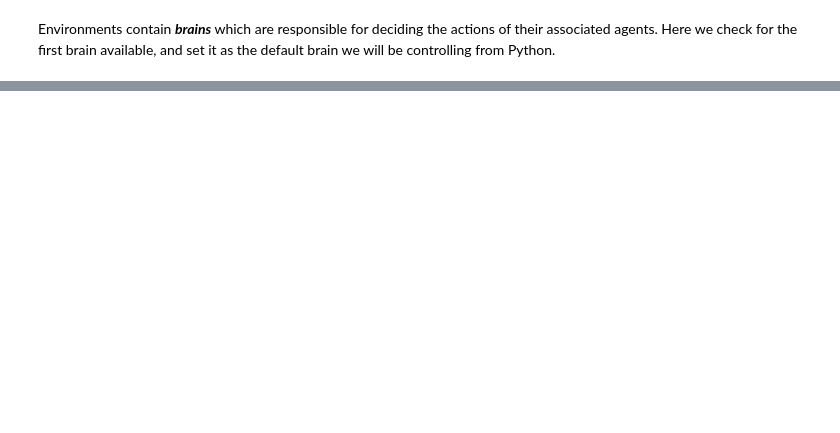
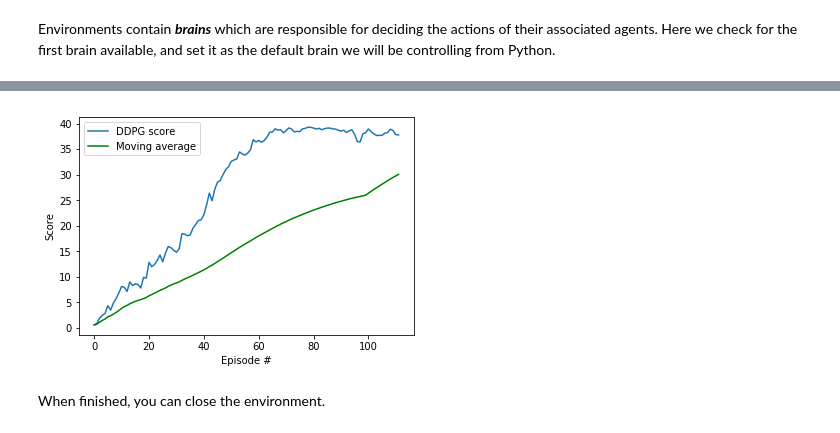
Before and after one commit to sandamal/reacher_mp_ddpg, a Jupyter notebook: Continuous_Control.ipynb, the cells around one changed output, grey strips where cells are left out. Drawn from its saved outputs; the diff is of its cells as text; code cells hidden in the pictures; blank space fills up the shorter version.

```diff
--- a/Continuous_Control.ipynb
+++ b/Continuous_Control.ipynb
@@ -41,0 +20,9 @@ env = UnityEnvironment(file_name='./environments/Reacher_Linux_mp/Reacher_Linux/
+# %%
+from unityagents import UnityEnvironment
+import numpy as np
+
+# select this option to load version 1 (with a single agent) of the environment
+# env = UnityEnvironment(file_name='/data/Reacher_One_Linux_NoVis/Reacher_One_Linux_NoVis.x86_64')
+
+# select this option to load version 2 (with 20 agents) of the environment
+env = UnityEnvironment(file_name='/data/Reacher_Linux_NoVis/Reacher.x86_64')
@@ -81,5 +93,5 @@ Of course, as part of the project, you'll have to change the code so that the ag
 # %%
-env_info = env.reset(train_mode=False)[brain_name]     # reset the environment
+env_info = env.reset(train_mode=True)[brain_name]      # reset the environment
 states = env_info.vector_observations                  # get the current state (for each agent)
 scores = np.zeros(num_agents)                          # initialize the score (for each agent)
 while True:
@@ -138,13 +108,0 @@ plt.show()
-# %%
-agent.actor_local.load_state_dict(torch.load('checkpoint_actor.pth'))
-agent.critic_local.load_state_dict(torch.load('checkpoint_critic.pth'))
-
-state = env.reset()
-for t in range(200):
-    action = agent.act(state, add_noise=False)
-    env.render()
-    state, reward, done, _ = env.step(action)
-    if done:
-        break
-
-env.close()
@@ -150,0 +171,4 @@ env.close()
+# %%
+# run the training loop
+agent = Agent(state_size=state_size, action_size=action_size, random_seed=1)
+score_history, avgs = ddpg()
@@ -150,0 +193,15 @@ env.close()
+# %%
+# plot the scores
+fig = plt.figure()
+ax = fig.add_subplot(111)
+plt.plot(np.arange(len(score_history)), score_history, label='DDPG score')
+plt.plot(np.arange(len(score_history)), avgs, c='g', label='Moving average')
+plt.ylabel('Score')
+plt.xlabel('Episode #')
+plt.legend(loc='upper left')
+fig.savefig('results.png', dpi=400)
+plt.show()
+# %% [output]
+[figure, added]
+# %% [markdown]
+When finished, you can close the environment.
```
Also changed, not shown: parts of 18 cells of this notebook, 2 other files.
